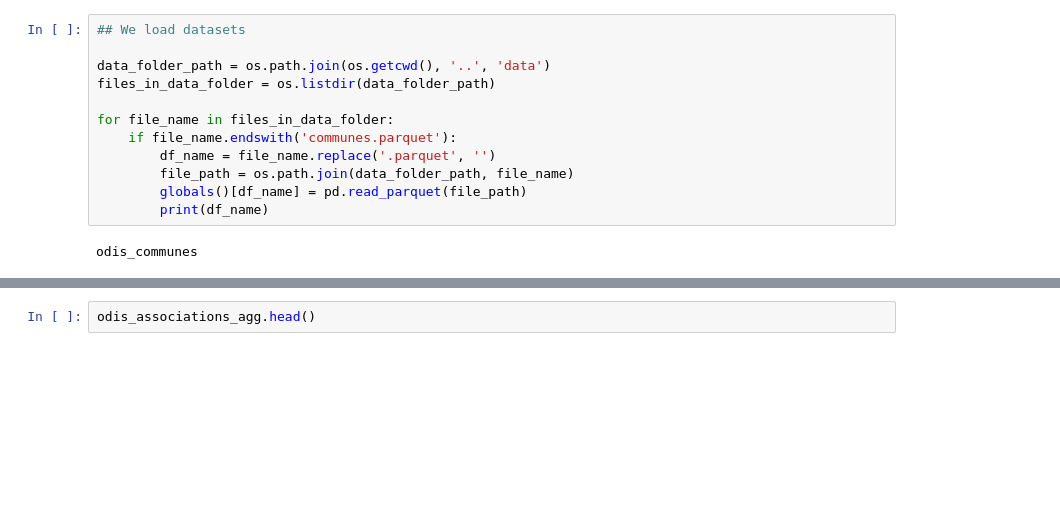
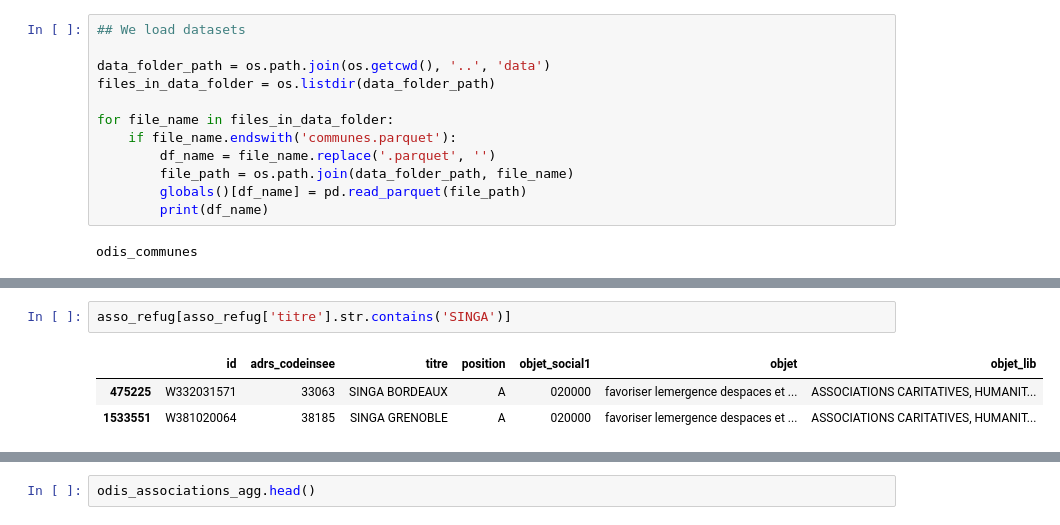
Before and after one commit to jbesan/13_odis_stream2, a Jupyter notebook: notebooks/odis_check_data.ipynb, the cells around one changed output, grey strips where cells are left out. Saved outputs shown, nothing was run; the diff lists cells and outputs as text; blank space fills up the shorter version.

```diff
--- a/notebooks/odis_check_data.ipynb
+++ b/notebooks/odis_check_data.ipynb
@@ -44 +130,7 @@ memory usage: 6.1+ MB
+# %%
+asso_refug[asso_refug['titre'].str.contains('SINGA')]
+# %% [output]
+|  | id | adrs_codeinsee | titre | position | objet_social1 | objet | objet_lib |
+| 475225 | W332031571 | 33063 | SINGA BORDEAUX | A | 020000 | favoriser lemergence despaces et ... | ASSOCIATIONS CARITATIVES, HUMANIT... |
+| 1533551 | W381020064 | 38185 | SINGA GRENOBLE | A | 020000 | favoriser lemergence despaces et ... | ASSOCIATIONS CARITATIVES, HUMANIT... |
 # %%
```
Also changed, not shown: parts of 12 cells of this notebook, 17 other files.
